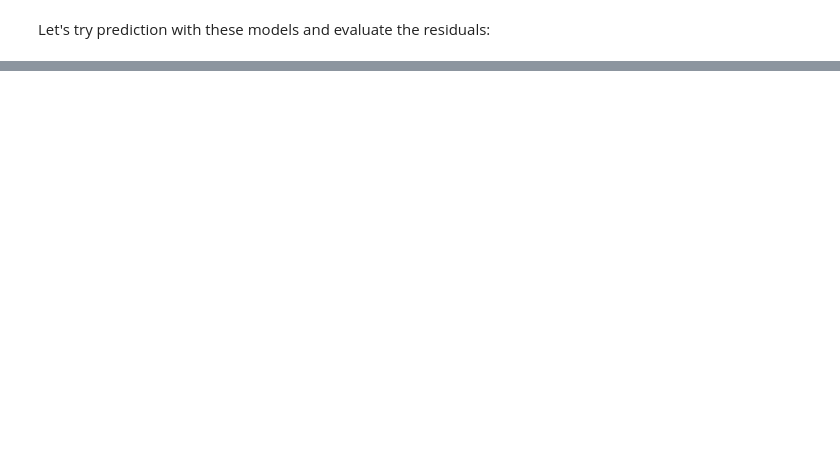
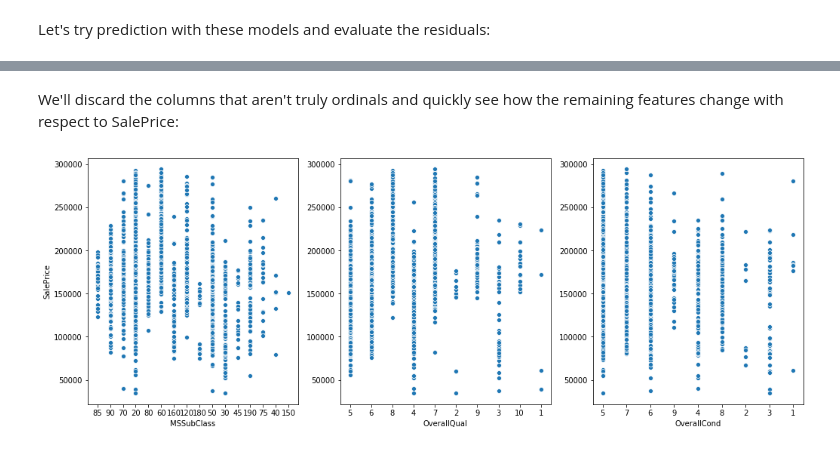
Before and after one commit to ChrisMattSam/cuanto_cuesta_casa, a Jupyter notebook: house_prices_jupyter.ipynb, the cells around one changed output, grey strips where cells are left out. Drawn from its saved outputs; the diff is of its cells as text; code cells hidden in the pictures; blank space fills up the shorter version.

Commit message:
Finished updating Jupyter notebook from results out of the Spyder code.  No more time left to perform more analyses

```diff
--- a/house_prices_jupyter.ipynb
+++ b/house_prices_jupyter.ipynb
@@ -375,0 +379,8 @@ absolute_diff(model_dict['Normal'][0],X,df,'Normal')
+# %%
+d1 =  pd.read_csv('data/train.csv').set_index('Id')
+d2 = pd.concat([pd.read_csv('data/test.csv').set_index('Id'),
+                    pd.read_csv('data/sample_submission.csv').set_index('Id')],1)
+df_original = pd.concat([d1, d2])
+
+ordinals = [i for i in df_original.select_dtypes(exclude = ['object']).columns if i not in list(df.columns)]
+print(df_original[ordinals].head(3))
@@ -375,0 +403,19 @@ absolute_diff(model_dict['Normal'][0],X,df,'Normal')
+# %% [markdown]
+We'll discard the columns that aren't truly ordinals and quickly see how the remaining features change with respect to SalePrice:
+# %%
+categoricals = [i for i in ordinals if i not in ['GarageYrBlt','GarageCars','MiscVal', 'MoSold', 'YrSold', 'TotRmsAbvGrd','TotalBsmtSF']]
+df = df.merge(df_original[categoricals], right_index = True, left_index = True)
+
+plt.subplots(figsize = (17,6))
+i = 1
+for feature in categoricals:
+    df[feature] = df[feature].astype('str')
+    plt.subplot(1,3,i)
+
+    sbn.scatterplot(x = feature, y = 'SalePrice', data = df)
+    if i >1: plt.ylabel('')
+    if i ==3:
+        plt.show()
+    i +=1
+# %% [output]
+[figure, added]
```
Also changed, not shown: parts of 11 cells of this notebook, 2 other files.
